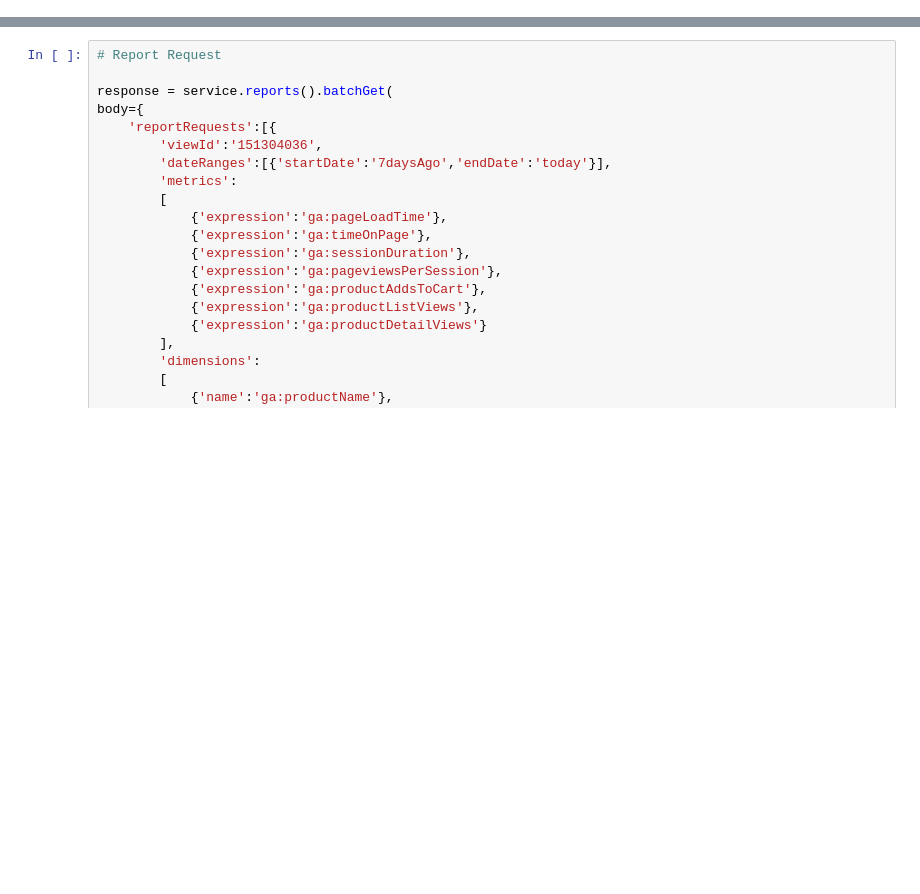
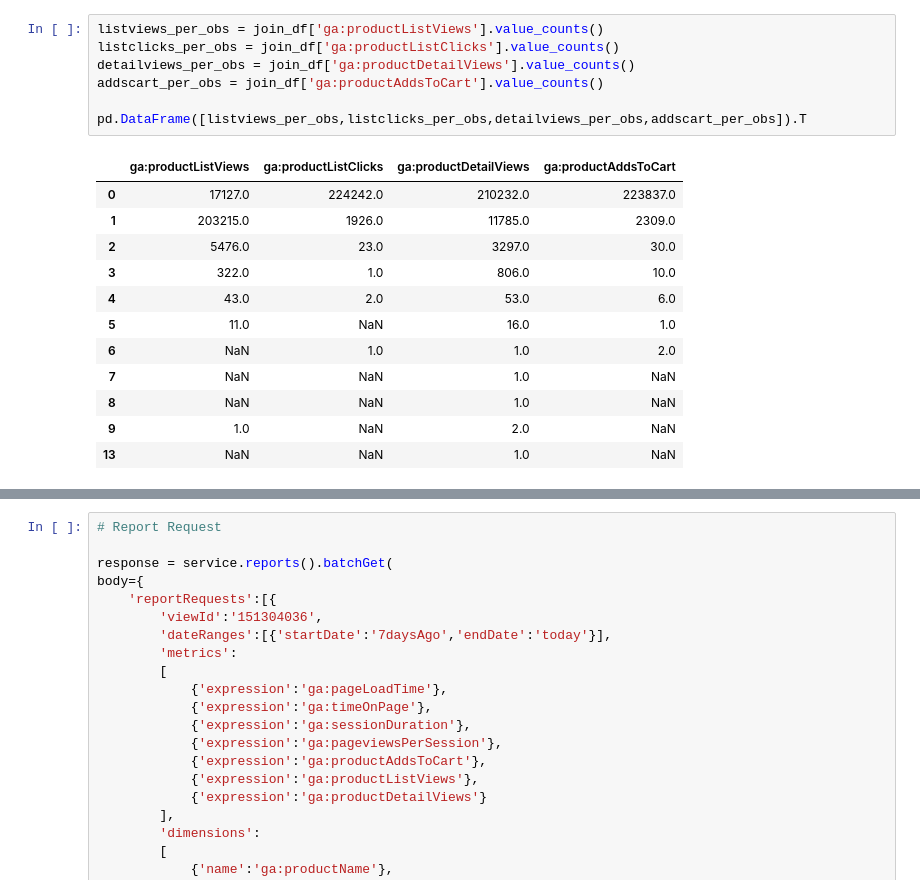
Before and after one commit to Laurajmoreno/ML_and_CRO, a Jupyter notebook: Data_Collection.ipynb, the cells around one changed output, grey strips where cells are left out. Drawn from its saved outputs; the diff is of its cells as text; blank space fills up the shorter version.

```diff
--- a/Data_Collection.ipynb
+++ b/Data_Collection.ipynb
@@ -907,0 +1698,20 @@ Ahora bien, la API de Google Analytics tiene una serie de restricciones que debe
+# %%
+listviews_per_obs = join_df['ga:productListViews'].value_counts()
+listclicks_per_obs = join_df['ga:productListClicks'].value_counts()
+detailviews_per_obs = join_df['ga:productDetailViews'].value_counts()
+addscart_per_obs = join_df['ga:productAddsToCart'].value_counts()
+
+pd.DataFrame([listviews_per_obs,listclicks_per_obs,detailviews_per_obs,addscart_per_obs]).T
+# %% [output]
+|  | ga:productListViews | ga:productListClicks | ga:productDetailViews | ga:productAddsToCart |
+| 0 | 17127.0 | 224242.0 | 210232.0 | 223837.0 |
+| 1 | 203215.0 | 1926.0 | 11785.0 | 2309.0 |
+| 2 | 5476.0 | 23.0 | 3297.0 | 30.0 |
+| 3 | 322.0 | 1.0 | 806.0 | 10.0 |
+| 4 | 43.0 | 2.0 | 53.0 | 6.0 |
+| 5 | 11.0 | NaN | 16.0 | 1.0 |
+| 6 | NaN | 1.0 | 1.0 | 2.0 |
+| 7 | NaN | NaN | 1.0 | NaN |
+| 8 | NaN | NaN | 1.0 | NaN |
+| 9 | 1.0 | NaN | 2.0 | NaN |
+| 13 | NaN | NaN | 1.0 | NaN |
```
Also changed, not shown: parts of 36 cells of this notebook.
